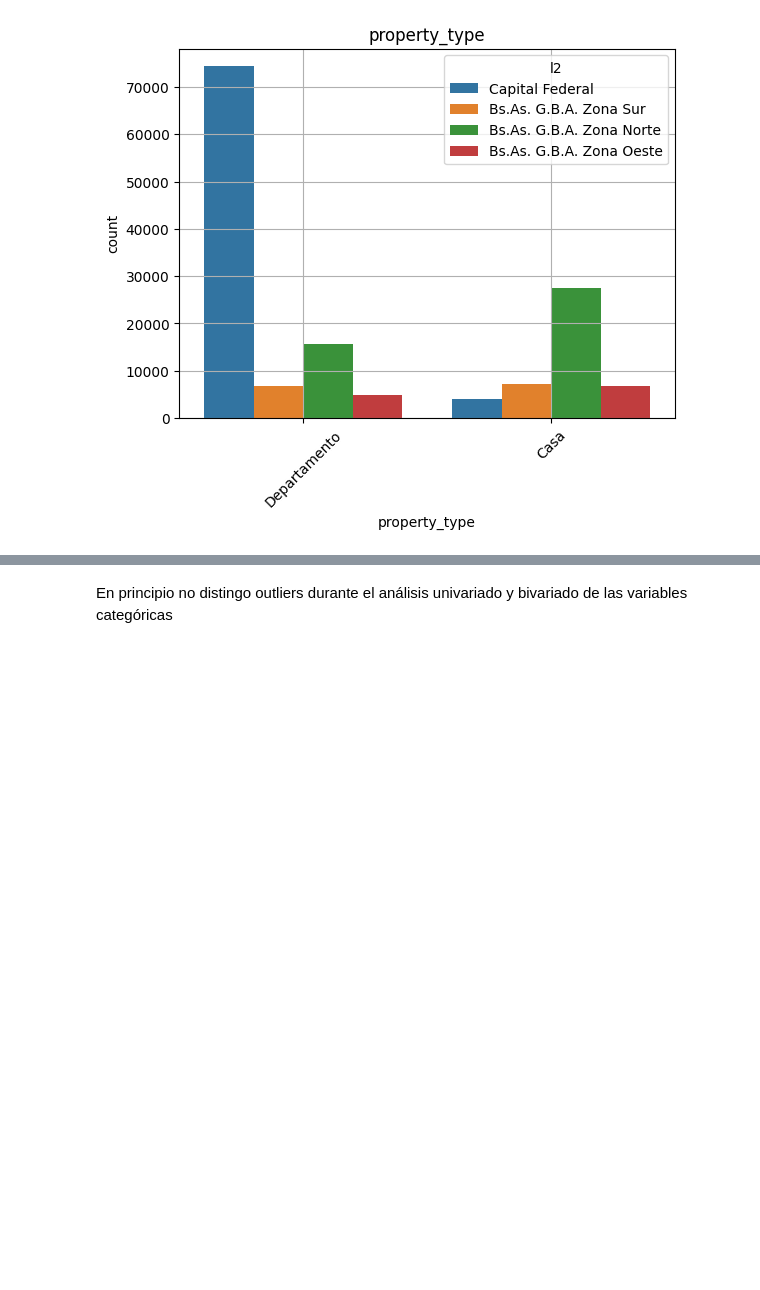
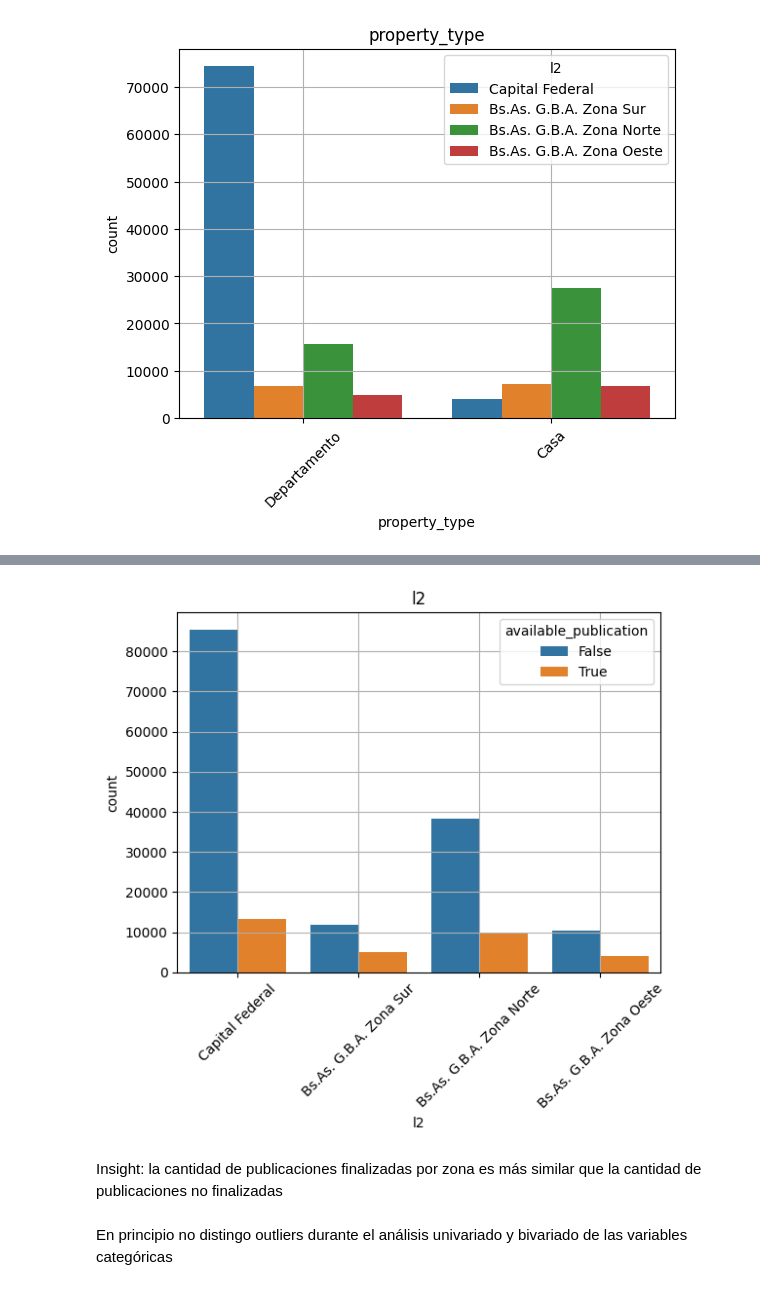
Before and after one commit to alejo-cuello/proyecto-final-bootcamp-ds-mlops, a Jupyter notebook: notebooks/01-eda.ipynb, the cells around one changed output, grey strips where cells are left out. Saved outputs shown, nothing was run; the diff lists cells and outputs as text; code cells hidden in the pictures; blank space fills up the shorter version.

```diff
--- a/notebooks/01-eda.ipynb
+++ b/notebooks/01-eda.ipynb
@@ -701,2 +732,16 @@ plt.grid()
+# %%
+sns.countplot(
+    data=data_preprocessed,
+    x="l2",
+    hue="available_publication"
+)
+
+plt.title("l2")
+plt.xticks(rotation=45)
+plt.grid()
+# %% [output]
+[figure, added]
+# %% [markdown]
+Insight: la cantidad de publicaciones finalizadas por zona es más similar que la cantidad de publicaciones no finalizadas
 # %% [markdown]
 En principio no distingo outliers durante el análisis univariado y bivariado de las variables categóricas
```
Also changed, not shown: parts of 31 cells of this notebook.
